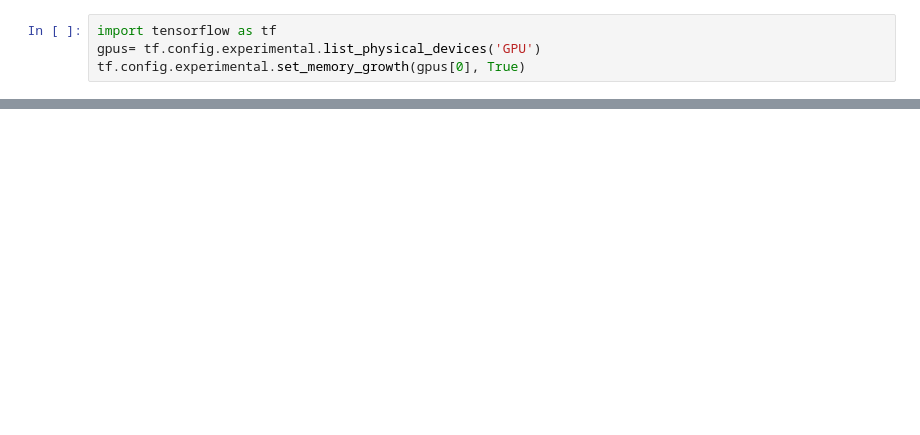
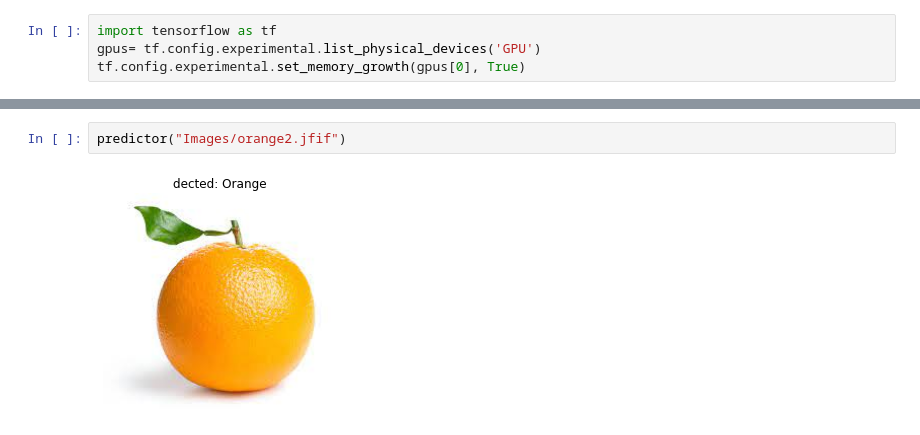
Before and after one commit to Ayush12062000/Orange-Fruit-Recognition-Using-Image-Segmentation, a Jupyter notebook: testing_model.ipynb, the cells around one changed output, grey strips where cells are left out. Cells and saved outputs as stored; diff of their text form; blank space fills up the shorter version.

```diff
--- a/testing_model.ipynb
+++ b/testing_model.ipynb
@@ -40,0 +44,4 @@ Pred3 =  [[0.9958103]]
+# %%
+predictor("Images/orange2.jfif")
+# %% [output]
+[figure, added]
```
Also changed, not shown: parts of 9 cells of this notebook, 4 other files.
